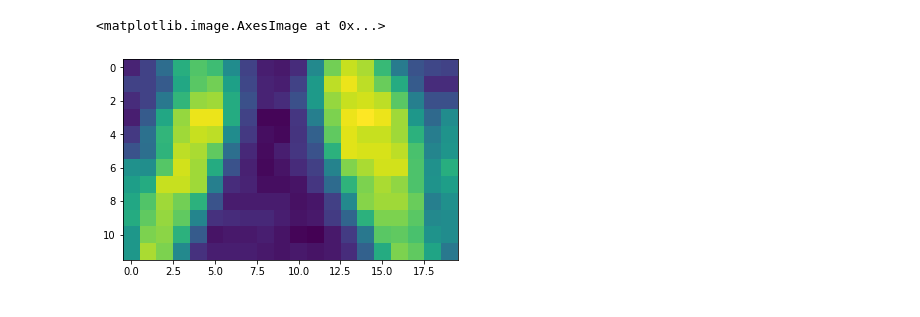
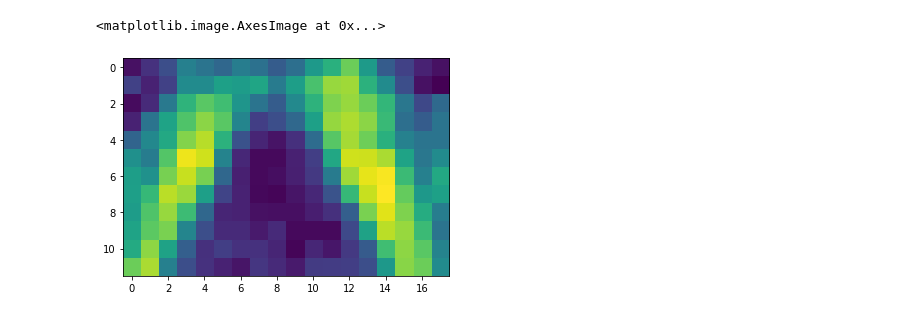
Before and after one commit to ChanceAroundYou/MPRI, a Jupyter notebook: Untitled.ipynb, the cells around one changed output. Saved outputs shown, nothing was run; the diff lists cells and outputs as text; code cells hidden in the pictures.

```diff
--- a/Untitled.ipynb
+++ b/Untitled.ipynb
@@ -66,6 +62,8 @@ plt.imshow(part_img)
-# %%
-plt.imshow(cl_img)
-# %% [output]
-<matplotlib.image.AxesImage at 0x...>
-[figure, removed]
+# %%
+cl_img = process.get_clahe_image(part_img, 0.03, 5, 4)
+ot = process.get_otsu(cl_img)
+plt.imshow(cl_img)
+# %% [output]
+<matplotlib.image.AxesImage at 0x...>
+[figure, added]
 # %%
```
Also changed, not shown: parts of 14 cells of this notebook, 11 other files.
